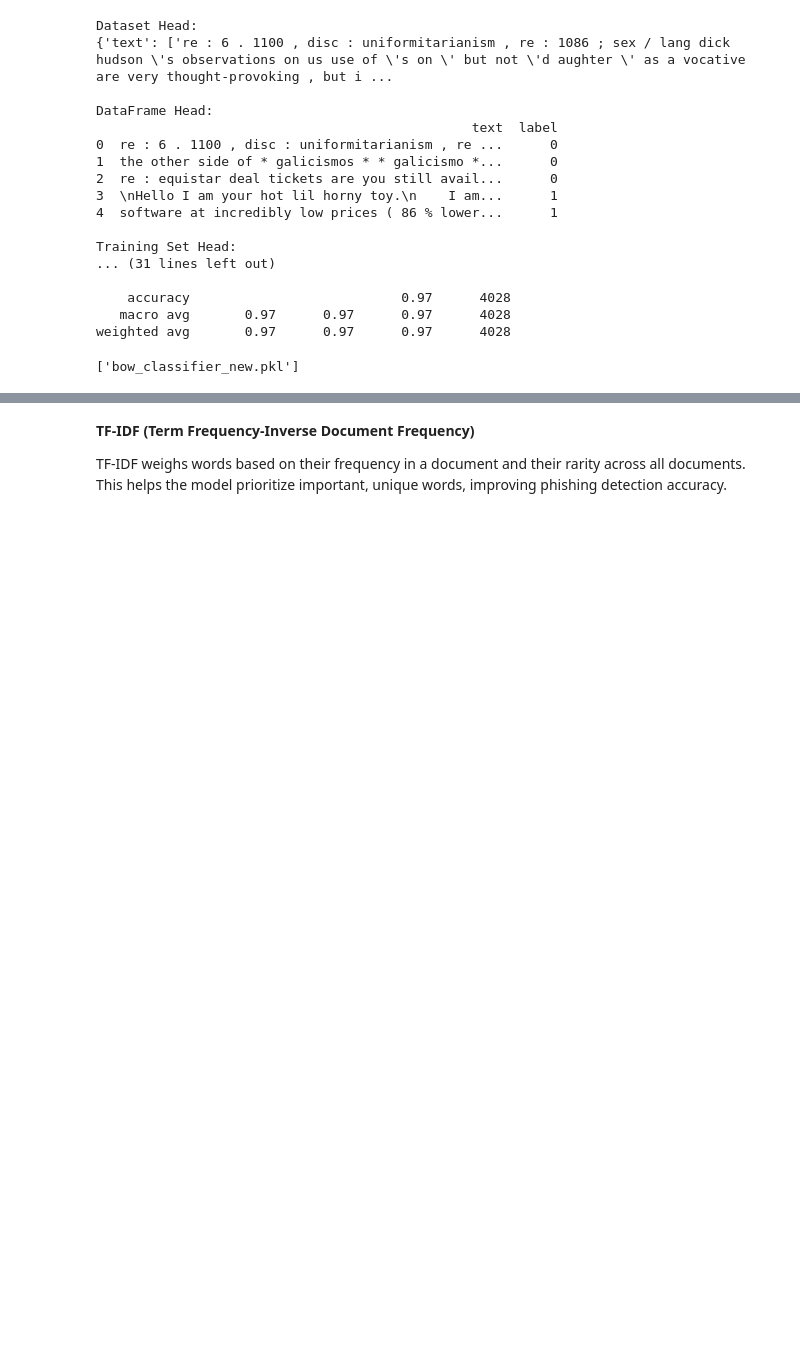
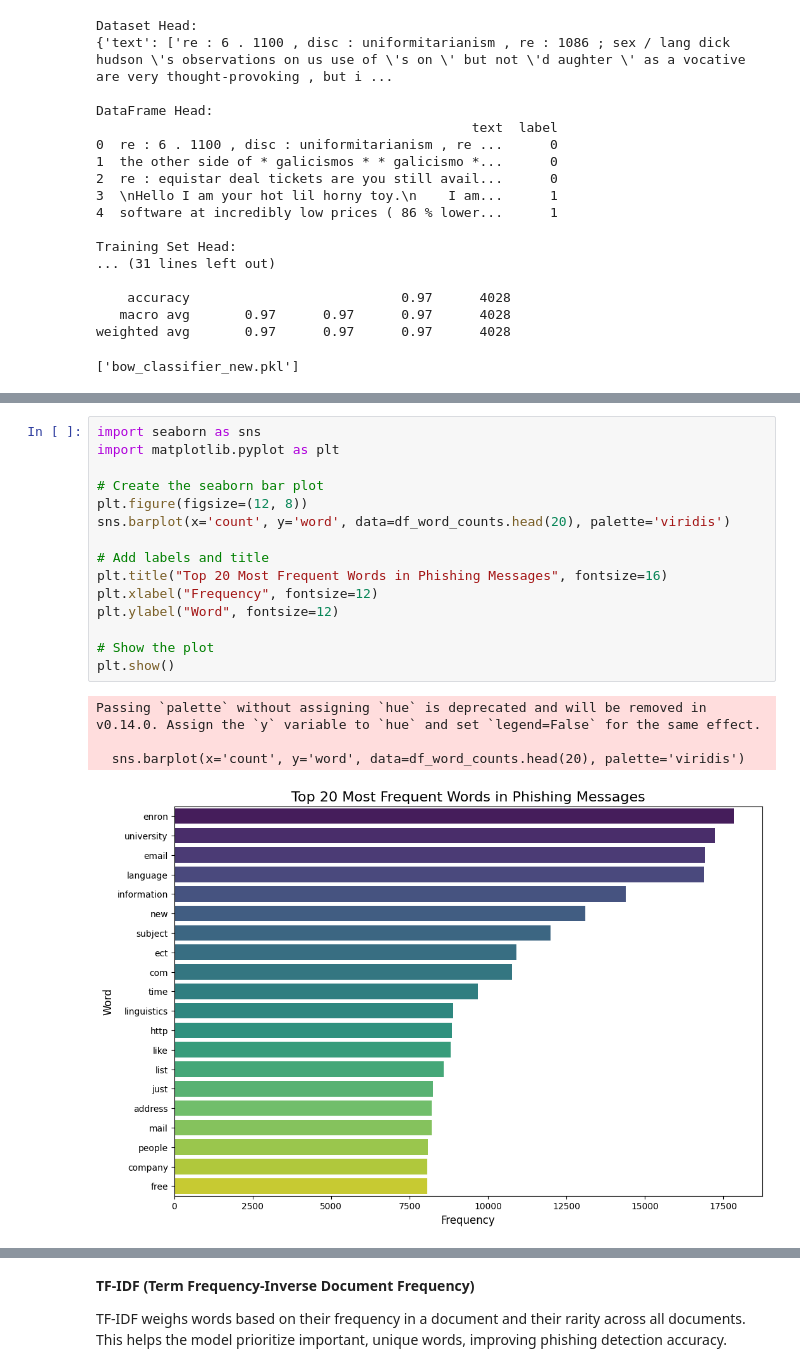
Before and after one commit to TubiSmadar/BoTeacher, a Jupyter notebook: phishing_check_visu.ipynb, the cells around one changed output, grey strips where cells are left out. Drawn from its saved outputs; the diff is of its cells as text; blank space fills up the shorter version.

```diff
--- a/phishing_check_visu.ipynb
+++ b/phishing_check_visu.ipynb
@@ -139,0 +200,20 @@ weighted avg       0.97      0.97      0.97      4028
+# %%
+import seaborn as sns
+import matplotlib.pyplot as plt
+
+# Create the seaborn bar plot
+plt.figure(figsize=(12, 8))
+sns.barplot(x='count', y='word', data=df_word_counts.head(20), palette='viridis')
+
+# Add labels and title
+plt.title("Top 20 Most Frequent Words in Phishing Messages", fontsize=16)
+plt.xlabel("Frequency", fontsize=12)
+plt.ylabel("Word", fontsize=12)
+
+# Show the plot
+plt.show()
+# %% [output]
+Passing `palette` without assigning `hue` is deprecated and will be removed in v0.14.0. Assign the `y` variable to `hue` and set `legend=False` for the same effect.
+
+  sns.barplot(x='count', y='word', data=df_word_counts.head(20), palette='viridis')
+[figure, added]
```
Also changed, not shown: parts of 21 cells of this notebook.
